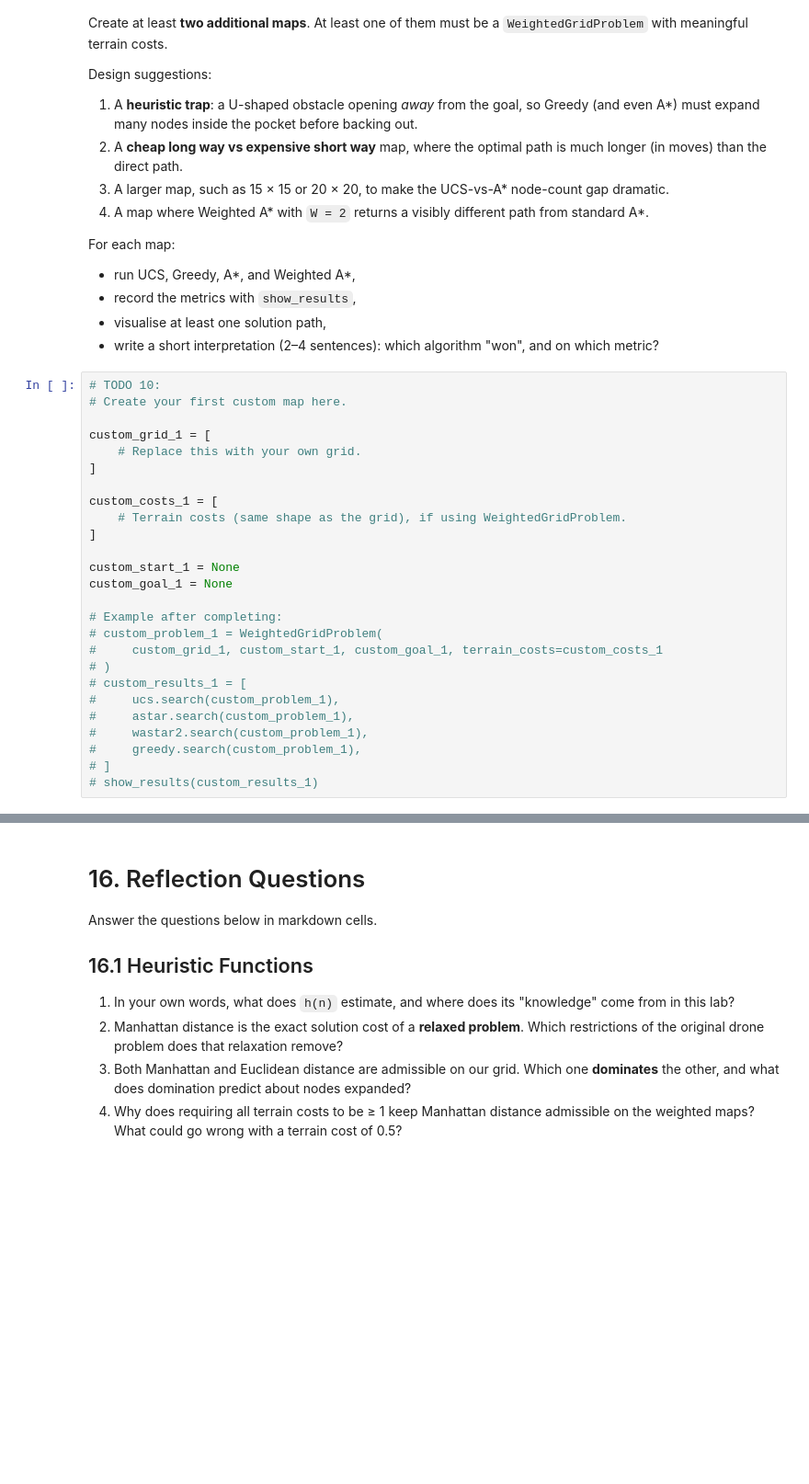
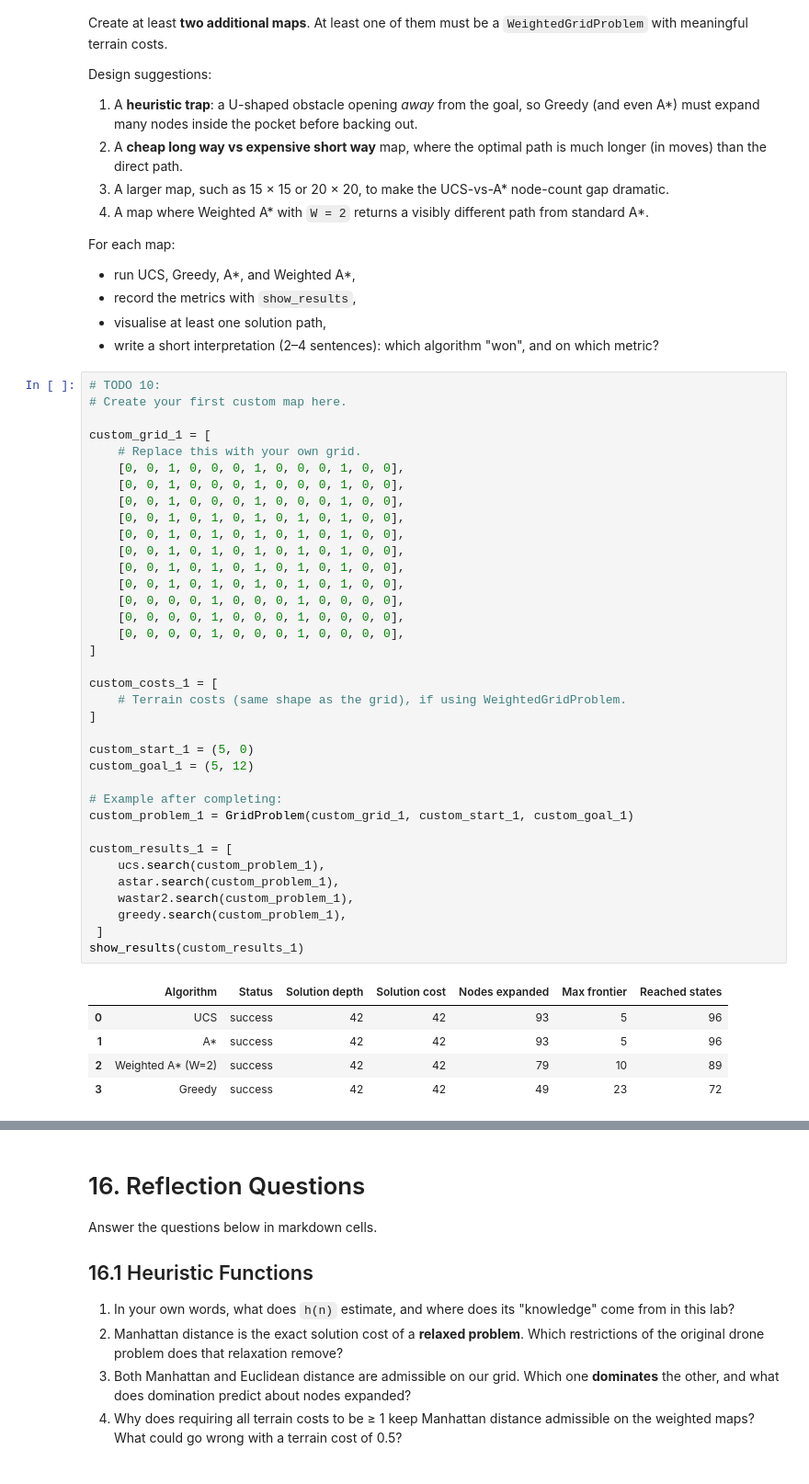
Before and after one commit to raizel122006-bit/Lab1-Intro-to-AI, a Jupyter notebook: Lab_1_Part_B.ipynb, the cells around one changed output, grey strips where cells are left out. Shown at 92% size. Drawn from its saved outputs; the diff is of its cells as text; blank space fills up the shorter version.

```diff
--- a/Lab_1_Part_B.ipynb
+++ b/Lab_1_Part_B.ipynb
@@ -1175,26 +1179,42 @@ For each map:
 # %%
 # TODO 10:
 # Create your first custom map here.
 
 custom_grid_1 = [
     # Replace this with your own grid.
+    [0, 0, 1, 0, 0, 0, 1, 0, 0, 0, 1, 0, 0],
+    [0, 0, 1, 0, 0, 0, 1, 0, 0, 0, 1, 0, 0],
+    [0, 0, 1, 0, 0, 0, 1, 0, 0, 0, 1, 0, 0],
+    [0, 0, 1, 0, 1, 0, 1, 0, 1, 0, 1, 0, 0],
+    [0, 0, 1, 0, 1, 0, 1, 0, 1, 0, 1, 0, 0],
+    [0, 0, 1, 0, 1, 0, 1, 0, 1, 0, 1, 0, 0],
+    [0, 0, 1, 0, 1, 0, 1, 0, 1, 0, 1, 0, 0],
+    [0, 0, 1, 0, 1, 0, 1, 0, 1, 0, 1, 0, 0],
+    [0, 0, 0, 0, 1, 0, 0, 0, 1, 0, 0, 0, 0],
+    [0, 0, 0, 0, 1, 0, 0, 0, 1, 0, 0, 0, 0],
+    [0, 0, 0, 0, 1, 0, 0, 0, 1, 0, 0, 0, 0],
 ]
 
 custom_costs_1 = [
     # Terrain costs (same shape as the grid), if using WeightedGridProblem.
 ]
 
-custom_start_1 = None
-custom_goal_1 = None
+custom_start_1 = (5, 0)
+custom_goal_1 = (5, 12)
 
 # Example after completing:
-# custom_problem_1 = WeightedGridProblem(
-#     custom_grid_1, custom_start_1, custom_goal_1, terrain_costs=custom_costs_1
-# )
-# custom_results_1 = [
-#     ucs.search(custom_problem_1),
-#     astar.search(custom_problem_1),
-#     wastar2.search(custom_problem_1),
-#     greedy.search(custom_problem_1),
-# ]
-# show_results(custom_results_1)
+custom_problem_1 = GridProblem(custom_grid_1, custom_start_1, custom_goal_1)
+
+custom_results_1 = [
+    ucs.search(custom_problem_1),
+    astar.search(custom_problem_1),
+    wastar2.search(custom_problem_1),
+    greedy.search(custom_problem_1),
+ ]
+show_results(custom_results_1)
+# %% [output]
+|  | Algorithm | Status | Solution depth | Solution cost | Nodes expanded | Max frontier | Reached states |
+| 0 | UCS | success | 42 | 42 | 93 | 5 | 96 |
+| 1 | A* | success | 42 | 42 | 93 | 5 | 96 |
+| 2 | Weighted A* (W=2) | success | 42 | 42 | 79 | 10 | 89 |
+| 3 | Greedy | success | 42 | 42 | 49 | 23 | 72 |
```
Also changed, not shown: parts of 6 cells of this notebook.
